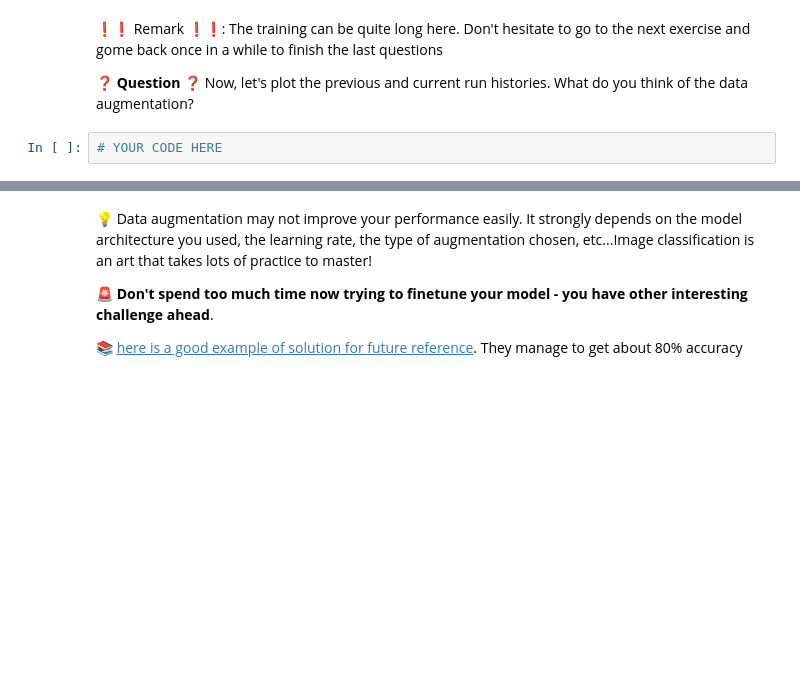
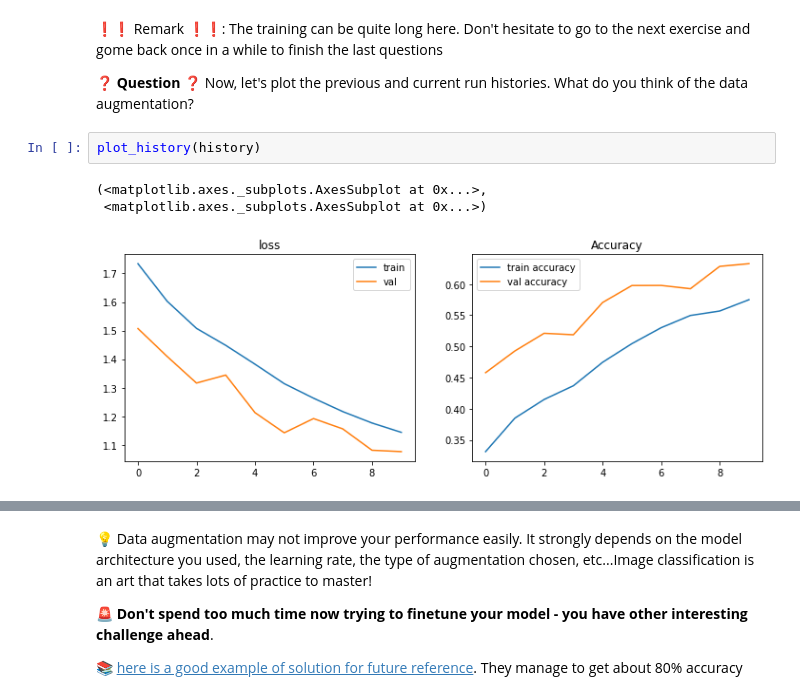
Before and after one commit to stephanyvargas/DataAnalysis-Public, a Jupyter notebook: cifar_classification.ipynb, the cells around one changed output, grey strips where cells are left out. Cells and saved outputs as stored; diff of their text form; blank space fills up the shorter version.

```diff
--- a/cifar_classification.ipynb
+++ b/cifar_classification.ipynb
@@ -406,5 +441,9 @@ history_aug = model_aug.fit(train_flow,
 ❗️❗️ Remark ❗️❗️: The training can be quite long here. Don't hesitate to go to the next exercise and gome back once in a while to finish the last questions
 
 ❓ **Question** ❓ Now, let's plot the previous and current run histories. What do you think of the data augmentation?
-# %%
-# YOUR CODE HERE
+# %%
+plot_history(history)
+# %% [output]
+(<matplotlib.axes._subplots.AxesSubplot at 0x...>,
+ <matplotlib.axes._subplots.AxesSubplot at 0x...>)
+[figure, added]
```
Also changed, not shown: parts of 16 cells of this notebook.
